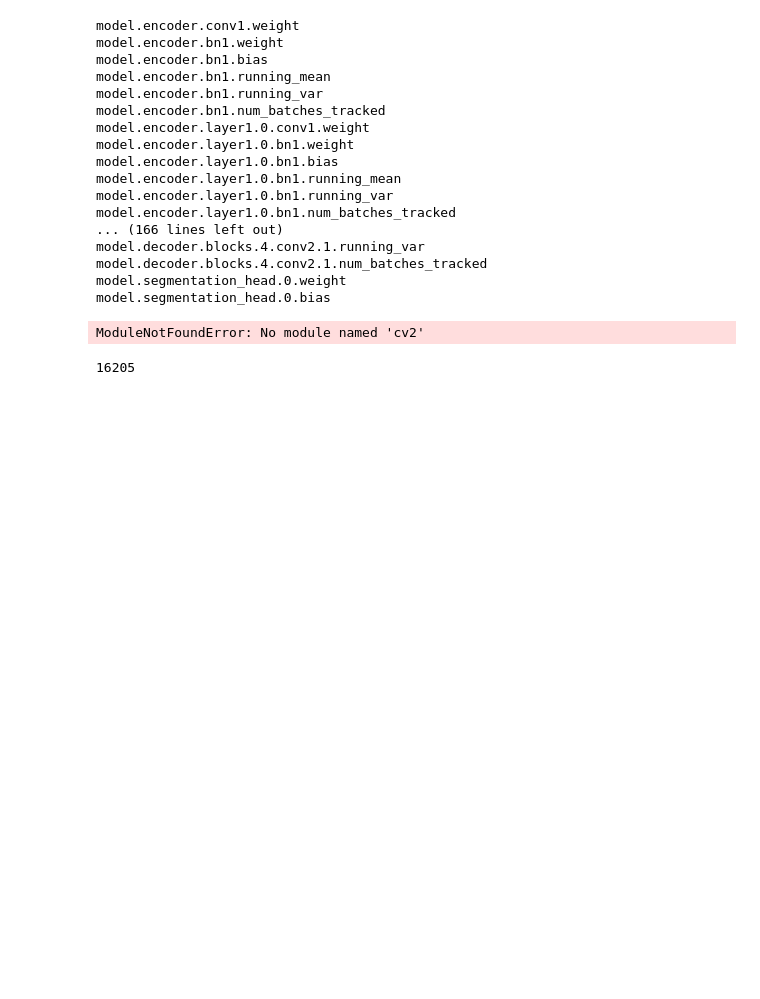
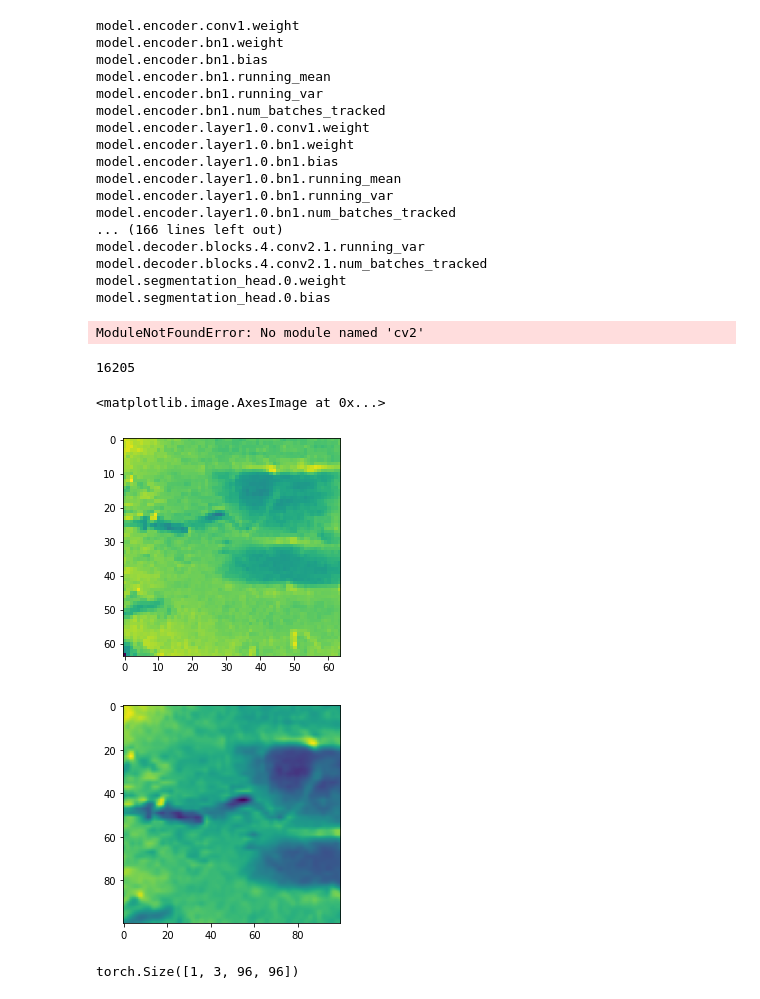
Before and after one commit to Trustworthy-AI-UU-NKI/radioSSL, a Jupyter notebook: playground.ipynb, the cells around one changed output. Saved outputs shown, nothing was run; the diff lists cells and outputs as text; code cells hidden in the pictures; blank space fills up the shorter version.

```diff
--- a/playground.ipynb
+++ b/playground.ipynb
@@ -164,3 +164,30 @@ ModuleNotFoundError: No module named 'cv2'
 i
 # %% [output]
 16205
+# %%
+import torch
+from torchvision import ops
+from torchvision.datasets import FakeData
+from torchvision.transforms.functional import pil_to_tensor
+from matplotlib import pyplot as plt
+import numpy as np
+from PIL import Image
+
+x = pil_to_tensor(Image.open('/scratch-local/igogou/svifpd/images/683eebd0-fb62-4b32-a4a4-a3ba961d5aa8/0am3aj.png')).float().unsqueeze(0)
+
+box = torch.Tensor([[0,0,0,50,50]])
+
+lol = ops.roi_align(x, boxes=box, output_size=(64, 64))
+# %%
+plt.figure()
+plt.imshow(x[0,0,:,:])
+plt.figure()
+plt.imshow(lol[0,0,:,:])
+# %% [output]
+<matplotlib.image.AxesImage at 0x...>
+[figure, added]
+[figure, added]
+# %%
+x.shape
+# %% [output]
+torch.Size([1, 3, 96, 96])
```
Also changed, not shown: 3 other files.
